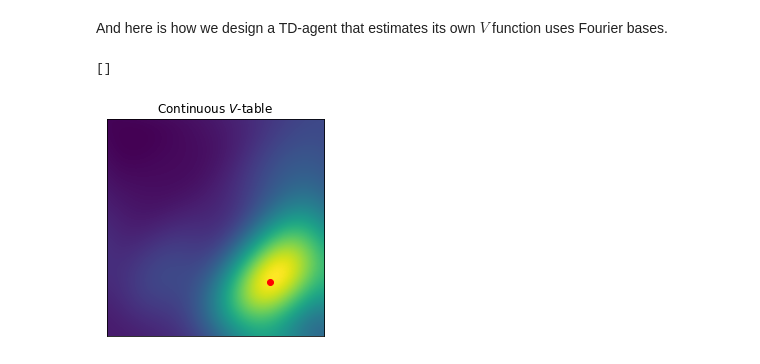
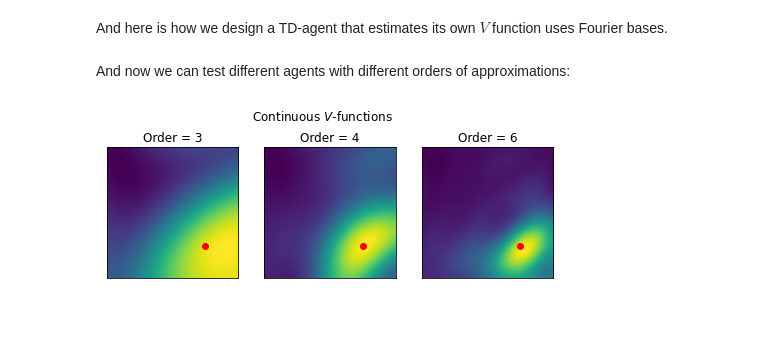
Before and after one commit to TheRealDrDre/CompCogNeuro, a Jupyter notebook: RL/RL5_continuous.ipynb, the cells around one changed output. Drawn from its saved outputs; the diff is of its cells as text; code cells hidden in the pictures; blank space fills up the shorter version.

```diff
--- a/RL/RL5_continuous.ipynb
+++ b/RL/RL5_continuous.ipynb
@@ -221,7 +219,7 @@ def run_trials(environment, agent, n, collect=True):
 This is what a path of an agante capable of continuous actions in a continuous space looks like.
 # %%
 x, y = (0.75, 0.75)
-m = Maze(cheese_pos = (x, y))
+m = Maze(reward_pos = (x, y))
 a = ContinuousTDAgent(alpha=0.1, res=5)
 H = run_trials(m, a, 3)
 
@@ -277,7 +277,7 @@ This uses a set of _basis functions_. The most common ones are based on the Four
 
 For example, for an approximation of order 5, here are the basis functions that are used:
 # %%
-order = 5
+order = 3
 res = 100
 pi = math.pi
 bases = [(x, y) for x in range(order) for y in range(order)]
@@ -291,6 +291,8 @@ for i in range(order):
         u, v = bases[base]
         B = np.cos(u*pi*X + v*pi*Y)
         axs[i,j].imshow(B)
+        axs[i,j].set_xticks([])
+        axs[i,j].set_yticks([])
         axs[i,j].set_title("%s" % (bases[base],))
 
 plt.axis('off')
@@ -301,17 +303,19 @@ fig.tight_layout()
 And here is how we design a TD-agent that estimates its own $V$ function uses Fourier bases.
 # %%
 def L2(vals):
+    """L2 norm of a vector"""
     return np.sum(np.array(vals)**2)
 
 class ParamApproxTDAgent():
     """An agent that keeps track of the value of states"""
-    def __init__(self, alpha=0.1, gamma=0.9, step=0.1, params=5):
+    def __init__(self, alpha=0.1, gamma=0.9, step=0.1, order=5):
         """Creates a V-agent"""
         self.step = step
         #self.W = [0.0 for x in CENTERS]
         self.alpha = alpha         # Learning rate
         self.gamma = gamma         # Temporal discounting
-        self.basis = [(x, y) for x in range(params) for y in range(params)]
+        self.order = order
+        self.basis = [(x, y) for x in range(order) for y in range(order)]
         self.weights = np.ones(len(self.basis))
         self.res = res
         self.A = np.array([alpha / L2(b) for b in self.basis])
@@ -325,11 +329,8 @@ class ParamApproxTDAgent():
         return (math.sin(angle) * s, math.cos(angle) * s)
 
     def featurize(self, state):
-        x, y = state
-        n = self.res - 1
-        vx = min(math.floor(self.res * x), n)
-        vy = min(math.floor(self.res * y), n)
-        return (vx, vy)
+        """ Featurizes a state as a vector of values, one for each basis function"""
+        return np.array([math.cos(pi*b[0]*x + pi*b[1]*y) for b in self.basis])
 
 
     def v_function(self, state):
@@ -379,19 +380,29 @@ class ParamApproxTDAgent():
 
         ax.set_title(title)
         return im
+# %% [markdown]
+And now we can test different agents with different orders of approximations:
 # %%
-m = Maze(cheese_pos = (0.75, 0.75))
-a = ParamApproxTDAgent(alpha=0.1, params=5)
+m = Maze(reward_pos = (0.75, 0.75))
+a3 = ParamApproxTDAgent(alpha=0.1, order=3)
+a4 = ParamApproxTDAgent(alpha=0.1, order=4)
+a6 = ParamApproxTDAgent(alpha=0.1, order=6)
 
 # Because the agent moves at random, the following instruction can take a variable amount of time to complete
-h = run_trials(m, a, 100)
+run_trials(m, a3, 100)
+run_trials(m, a4, 100)
+run_trials(m, a6, 100)
 
-fig, ax = plt.subplots(1, 1)
-a.plot_v_table(title="Continuous $V$-table", ax=ax)
-x, y = m.cheese_pos
-ax.plot(x*1000, y*1000, marker="o", color="r")
-ax.set_xticks([])
-ax.set_yticks([])
+fig, axs = plt.subplots(1, 3, figsize=(8,3))
+
+for i, a in enumerate([a3, a4, a6]):
+    a.plot_v_table(title="Order = %d" % (a.order,), ax=axs[i])
+    x, y = m.reward_pos
+    axs[i].plot(x*1000, y*1000, marker="o", color="r")
+    axs[i].set_xticks([])
+    axs[i].set_yticks([])
+plt.suptitle("Continuous $V$-functions")
+plt.savefig("figures/param_approx_v_functions.png")
+plt.show()
 # %% [output]
-[]
-[figure, old version]
+[figure, new version]
```
Also changed, not shown: parts of 7 cells of this notebook.
